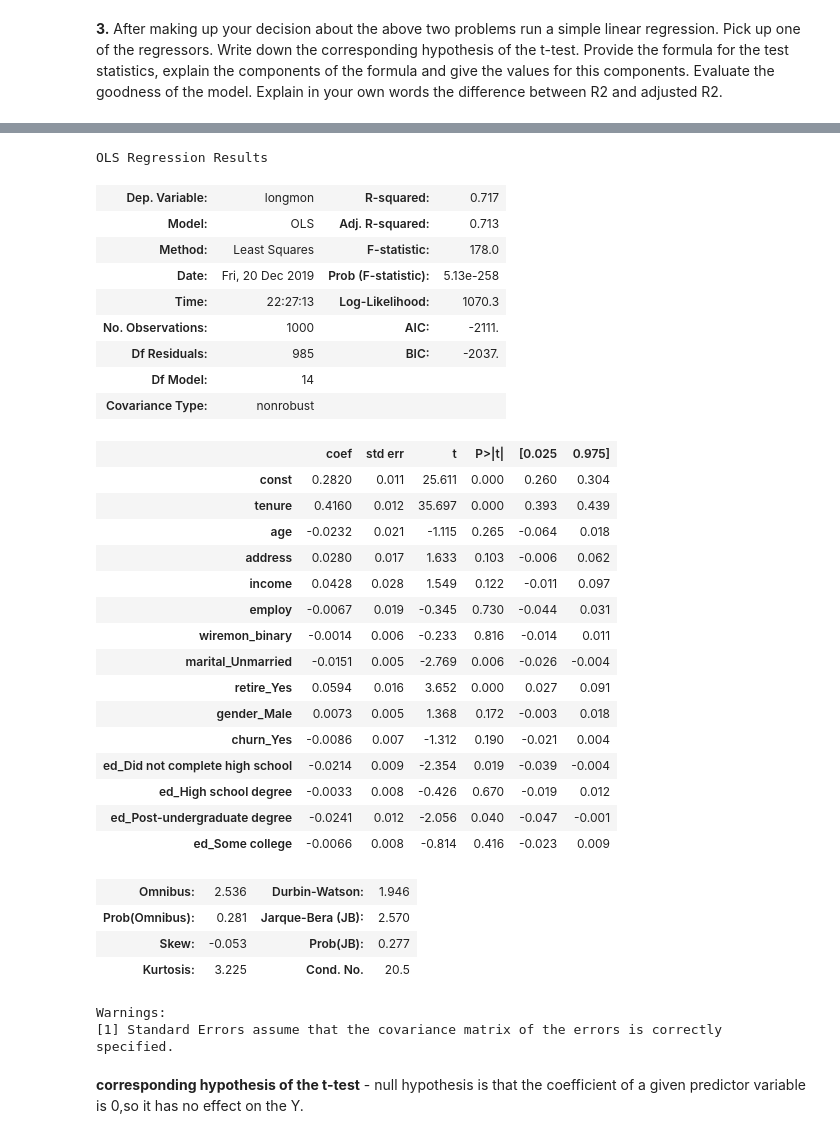
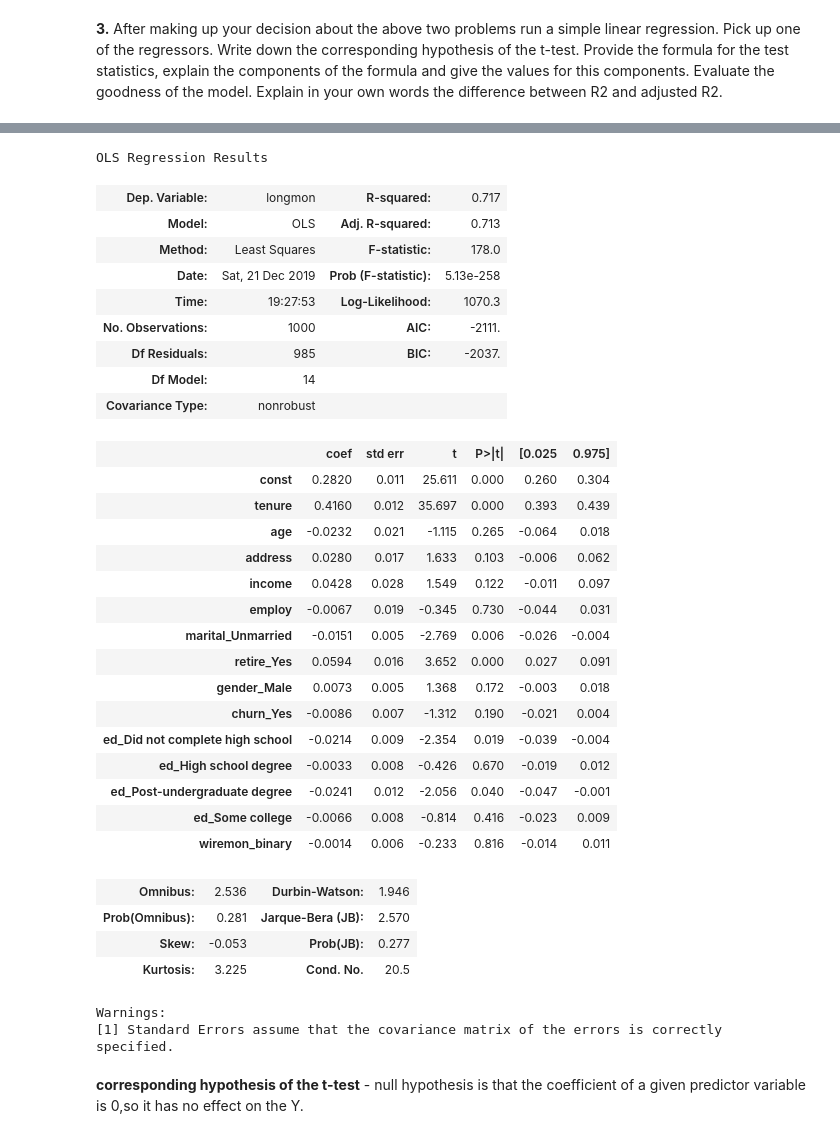
Before and after one commit to St-Jester/stats2, a Jupyter notebook: Assignment2.ipynb, the cells around one changed output, grey strips where cells are left out. Drawn from its saved outputs; the diff is of its cells as text; code cells hidden in the pictures.

```diff
--- a/Assignment2.ipynb
+++ b/Assignment2.ipynb
@@ -270,29 +267,28 @@ array([ 0.41604015, -0.02323792,  0.02799692,  0.04283643, -0.00665356,
 # %%
 # add constant to fit intercept
-data_const = sm.tools.tools.add_constant(data_normed)
+data_const = sm.add_constant(data_normed)
 X_single = data_const.drop(['longmon'], axis=1)
 y_single = data_const.longmon
 reg_statsmodel_single = sm.OLS(y_single, X_single).fit()
 reg_statsmodel_single.summary()
 # %% [output]
 OLS Regression Results
 | Dep. Variable: | longmon | R-squared: | 0.717 |
 | Model: | OLS | Adj. R-squared: | 0.713 |
 | Method: | Least Squares | F-statistic: | 178.0 |
-| Date: | Fri, 20 Dec 2019 | Prob (F-statistic): | 5.13e-258 |
-| Time: | 22:27:13 | Log-Likelihood: | 1070.3 |
+| Date: | Sat, 21 Dec 2019 | Prob (F-statistic): | 5.13e-258 |
+| Time: | 19:27:53 | Log-Likelihood: | 1070.3 |
 | No. Observations: | 1000 | AIC: | -2111. |
 | Df Residuals: | 985 | BIC: | -2037. |
 | Df Model: | 14 |  |  |
 | Covariance Type: | nonrobust |  |  |
 |  | coef | std err | t | P>|t| | [0.025 | 0.975] |
 | const | 0.2820 | 0.011 | 25.611 | 0.000 | 0.260 | 0.304 |
 | tenure | 0.4160 | 0.012 | 35.697 | 0.000 | 0.393 | 0.439 |
 | age | -0.0232 | 0.021 | -1.115 | 0.265 | -0.064 | 0.018 |
 | address | 0.0280 | 0.017 | 1.633 | 0.103 | -0.006 | 0.062 |
 | income | 0.0428 | 0.028 | 1.549 | 0.122 | -0.011 | 0.097 |
 | employ | -0.0067 | 0.019 | -0.345 | 0.730 | -0.044 | 0.031 |
-| wiremon_binary | -0.0014 | 0.006 | -0.233 | 0.816 | -0.014 | 0.011 |
 | marital_Unmarried | -0.0151 | 0.005 | -2.769 | 0.006 | -0.026 | -0.004 |
 | retire_Yes | 0.0594 | 0.016 | 3.652 | 0.000 | 0.027 | 0.091 |
 | gender_Male | 0.0073 | 0.005 | 1.368 | 0.172 | -0.003 | 0.018 |
@@ -301,6 +297,7 @@ OLS Regression Results
 | ed_High school degree | -0.0033 | 0.008 | -0.426 | 0.670 | -0.019 | 0.012 |
 | ed_Post-undergraduate degree | -0.0241 | 0.012 | -2.056 | 0.040 | -0.047 | -0.001 |
 | ed_Some college | -0.0066 | 0.008 | -0.814 | 0.416 | -0.023 | 0.009 |
+| wiremon_binary | -0.0014 | 0.006 | -0.233 | 0.816 | -0.014 | 0.011 |
 | Omnibus: | 2.536 | Durbin-Watson: | 1.946 |
 | Prob(Omnibus): | 0.281 | Jarque-Bera (JB): | 2.570 |
 | Skew: | -0.053 | Prob(JB): | 0.277 |
```
Also changed, not shown: parts of 16 cells of this notebook.
